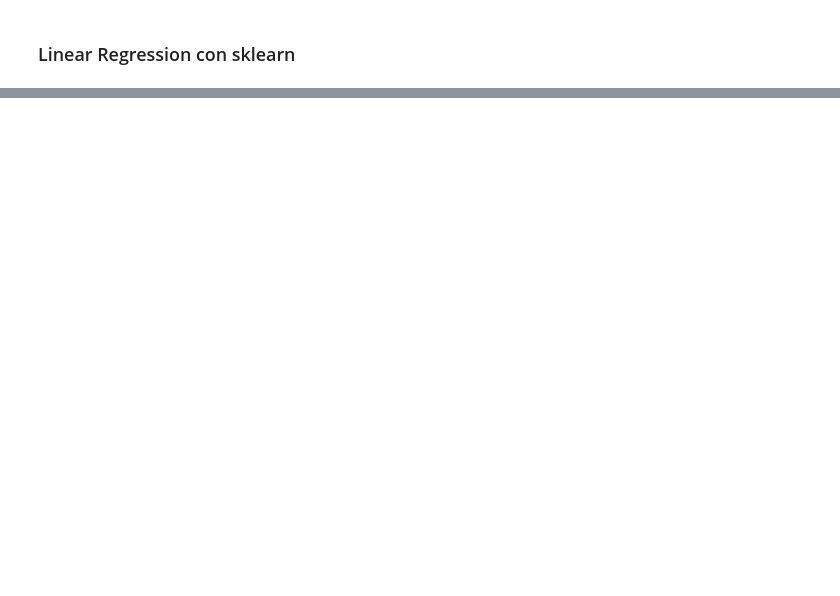
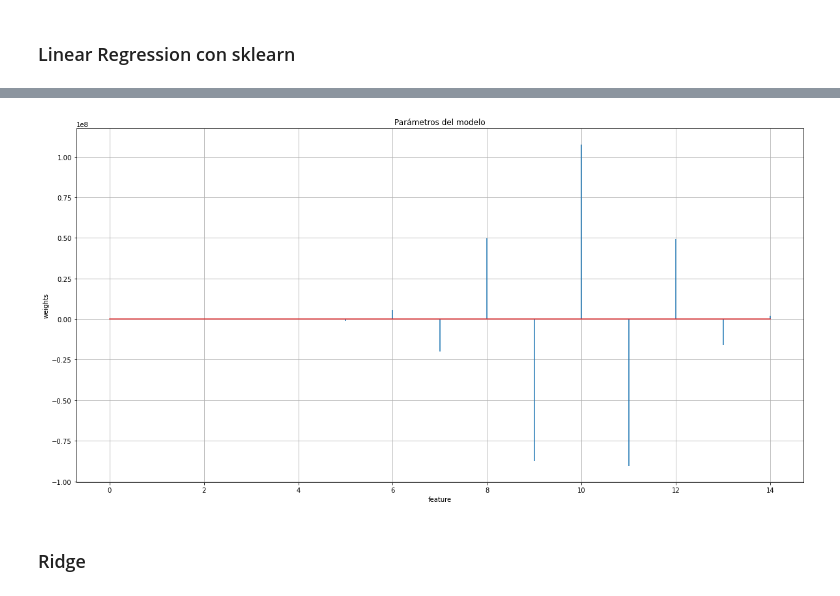
Before and after one commit to freddy120/ad_ceia, a Jupyter notebook: notebooks/tpintegrador/TP Integrador Análisis de datos.ipynb, the cells around one changed output, grey strips where cells are left out. Cells and saved outputs as stored; diff of their text form; code cells hidden in the pictures; blank space fills up the shorter version.

```diff
--- a/notebooks/tpintegrador/TP Integrador Análisis de datos.ipynb
+++ b/notebooks/tpintegrador/TP Integrador Análisis de datos.ipynb
@@ -1585,0 +1788,11 @@ reg.intercept_, reg.coef_
+# %%
+fig, axes = plt.subplots(figsize=(20, 10))
+axes.stem(np.arange(reg.coef_.shape[1]), reg.coef_.ravel(), markerfmt=' ')
+axes.set_xlabel('feature')
+axes.set_ylabel('weights')
+axes.set_title('Parámetros del modelo')
+axes.grid('both')
+# %% [output]
+[figure, added]
+# %% [markdown]
+### Ridge
```
Also changed, not shown: parts of 125 cells of this notebook.
